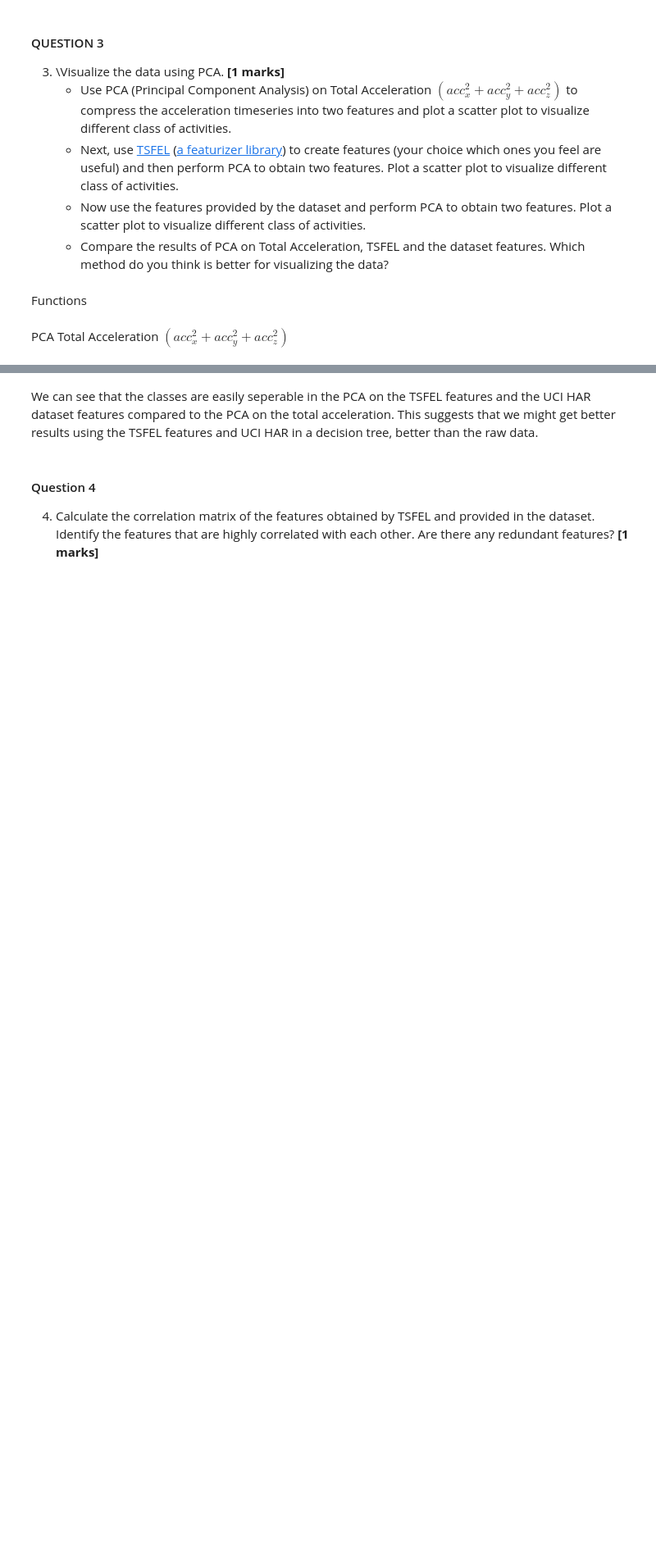
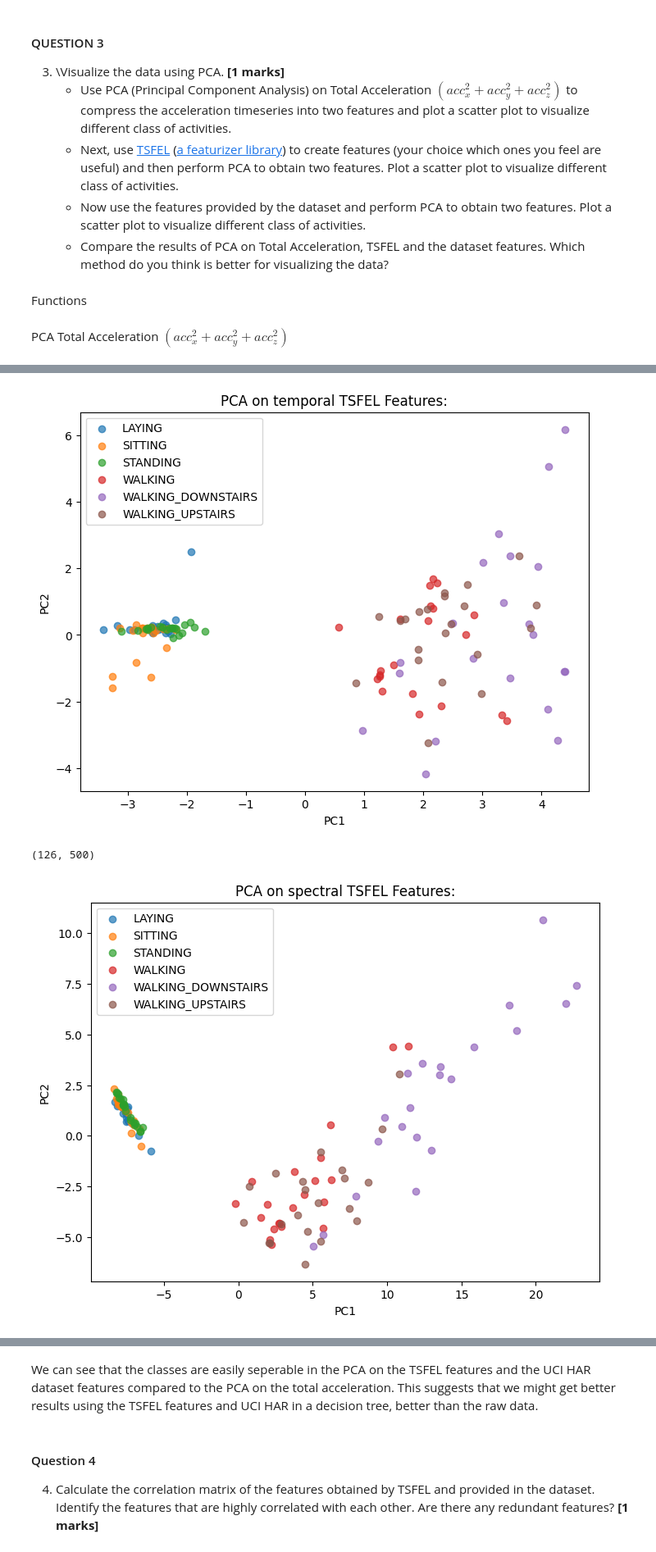
Before and after one commit to Tanushka-Sonde/ES335-assignment-1, a Jupyter notebook: HAR/HAR_task_1.ipynb, the cells around one changed output, grey strips where cells are left out. Shown at 82% size. Cells and saved outputs as stored; diff of their text form; code cells hidden in the pictures; blank space fills up the shorter version.

```diff
--- a/HAR/HAR_task_1.ipynb
+++ b/HAR/HAR_task_1.ipynb
@@ -69,7 +67,7 @@ def plot_activity_signals(file_paths, titles):
 
 # -------- MAIN --------
 if __name__ == "__main__":
-    base_path = os.path.join("human+activity+recognition+using+smartphones","UCI HAR Dataset","Combined", "Train")
+    base_path = os.path.join("Combined", "Train")
     files, titles = pick_one_file_per_activity(base_path)
     plot_activity_signals(files, titles)
 # %% [output]
@@ -210,15 +210,20 @@ if __name__ == "__main__":
 # %%
-
+if __name__ == "__main__":
+    base_dir = os.path.join("Combined", "Train")
     # Step 2: PCA on TSFEL features
     feature="temporal"
     tsfel_X_1, tsfel_y = tsfel_features(raw_data, raw_labels,feature)
     apply_pca_and_plot(tsfel_X_1, tsfel_y, "PCA on temporal TSFEL Features:")
     print(raw_data.shape)
 
     feature="spectral"
     tsfel_X_2, tsfel_y = tsfel_features(raw_data, raw_labels,feature)
     apply_pca_and_plot(tsfel_X_2, tsfel_y, "PCA on spectral TSFEL Features:")
 
     feature="all"
     tsfel_X_3, tsfel_y = tsfel_features(raw_data, raw_labels,feature)
     apply_pca_and_plot(tsfel_X_3, tsfel_y, "PCA on all TSFEL Features")
+# %% [output]
+[figure, added]
+(126, 500)
+[figure, added]
```
Also changed, not shown: parts of 9 cells of this notebook, 1 other file.
